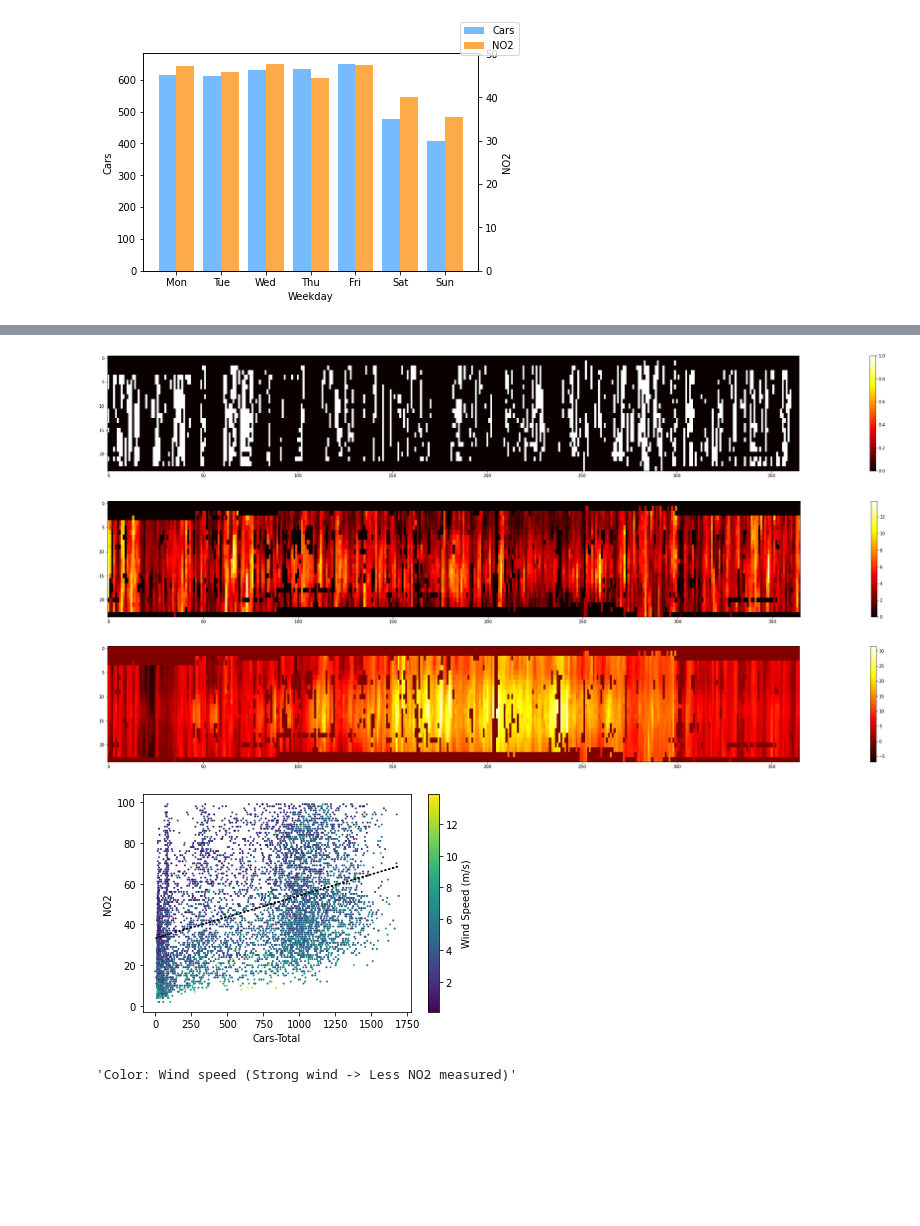
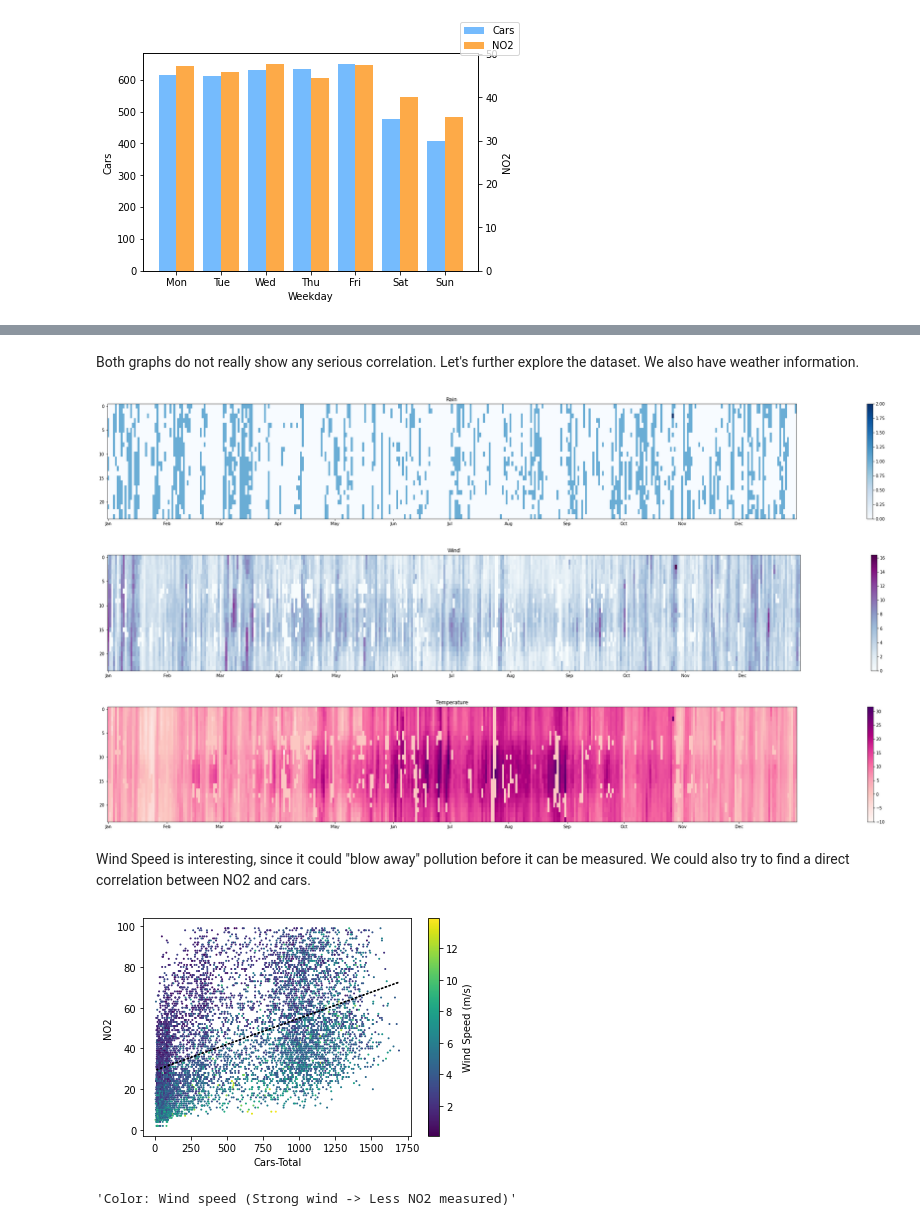
Before and after one commit to apexys/kiel_air_quality_tensorflow, a Jupyter notebook: DataExploration.ipynb, the cells around one changed output, grey strips where cells are left out. Cells and saved outputs as stored; diff of their text form; code cells hidden in the pictures; blank space fills up the shorter version.

```diff
--- a/DataExploration.ipynb
+++ b/DataExploration.ipynb
@@ -114,7 +133,7 @@ cars_weekdays(data)
 # %%
 import numpy as np
 
-def yearmap(data, column) :
+def yearmap(data, column, title="", cmap="cool") :
     # array with 365 days on axis 0 and 24 hours on axis 1
     array = np.zeros((24, 365))
     # iterate over data and put NO2 and Cars-Total in array
@@ -127,12 +146,16 @@ def yearmap(data, column) :
 
     # plot matrix as square heatmap
     plt.figure(figsize=(60, 5))
-    plt.imshow(array, cmap="hot", interpolation="nearest",
+    plt.imshow(array, cmap=cmap, interpolation="nearest",
                aspect=(365/24)/6)
     plt.colorbar()
+    ticks = [0]
+    last = 0
+    from calendar import monthrange
+    for i in range(1,12):
+        last += monthrange(2019, i)[1]
+        ticks.append(last)
+    plt.xticks(ticks=np.array(ticks), labels=["Jan","Feb","Mar","Apr","May","Jun","Jul","Aug","Sep","Oct","Nov","Dec"])
+    plt.title(title)
 
     plt.show()
-
-
-yearmap(data, data["NO2"]/data["Cars-Total"])
-yearmap(data, data["NO2"]/data["Number of vessels"])
@@ -142,15 +174,19 @@ yearmap(data, data["NO2"]/data["Number of vessels"])
+# %% [markdown]
+Both graphs do not really show any serious correlation. Let's further explore the dataset. We also have weather information.
 # %%
-yearmap(data, data["did_it_rain"])
-yearmap(data, data["wind_meters_per_second"])
-yearmap(data, data["air_temp_deg_c"])
+yearmap(data, data["did_it_rain"], "Rain","Blues")
+yearmap(data, data["wind_meters_per_second"], "Wind", "BuPu")
+yearmap(data, data["air_temp_deg_c"], "Temperature", "RdPu")
 # %% [output]
-[figure, old version]
+[figure, new version]
-[figure, old version]
+[figure, new version]
-[figure, old version]
+[figure, new version]
+# %% [markdown]
+Wind Speed is interesting, since it could "blow away" pollution before it can be measured. We could also try to find a direct correlation between NO2 and cars.
 # %%
 plt.figure()
-plt.scatter(data["Cars-Total"], data["NO2"], s=1, c=data["wind_meters_per_second"])
-m,c = np.polyfit(data["Cars-Total"], data["NO2"], 1)
+plt.scatter(data["Cars-Total"], data["NO2-ug-per-m3"], s=1, c=data["wind_meters_per_second"])
+m,c = np.polyfit(data["Cars-Total"], data["NO2-ug-per-m3"], 1)
 plt.plot(data["Cars-Total"], m*data["Cars-Total"]+c, c="black", linestyle="dotted")
 plt.xlabel("Cars-Total")
 plt.ylabel("NO2")
@@ -159,5 +195,5 @@ cb.set_label("Wind Speed (m/s)")
 plt.show()
 display("Color: Wind speed (Strong wind -> Less NO2 measured)")
 # %% [output]
-[figure, old version]
+[figure, new version]
 'Color: Wind speed (Strong wind -> Less NO2 measured)'
```
Also changed, not shown: parts of 42 cells of this notebook, 3 other files.
